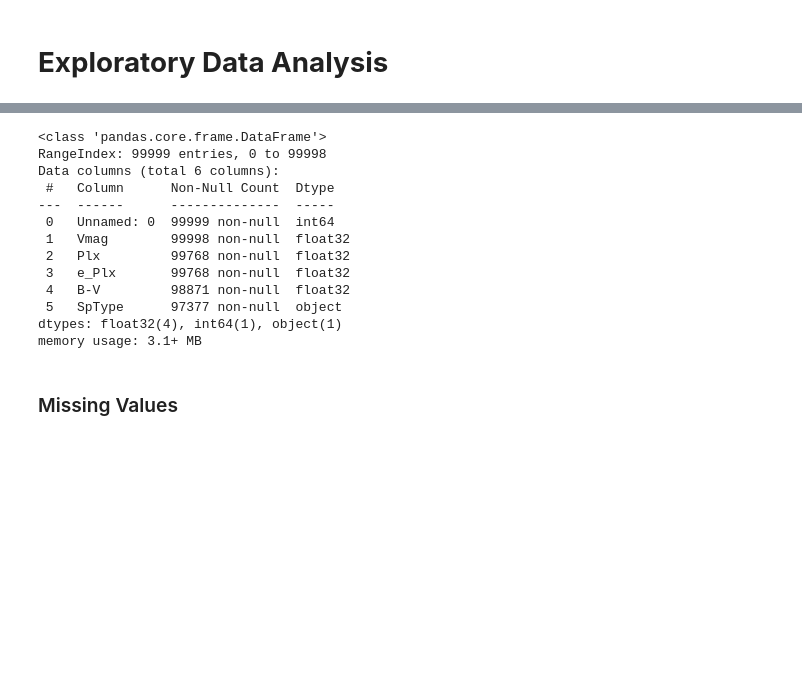
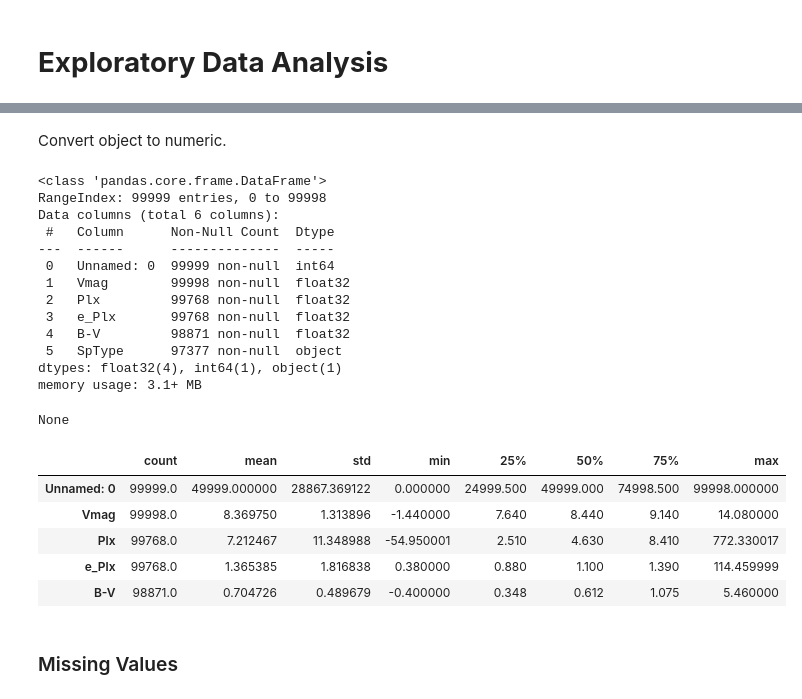
Before and after one commit to cristianBMJ/ClassificationStar, a Jupyter notebook: classification-star.ipynb, the cells around one changed output, grey strips where cells are left out. Drawn from its saved outputs; the diff is of its cells as text; code cells hidden in the pictures; blank space fills up the shorter version.

```diff
--- a/classification-star.ipynb
+++ b/classification-star.ipynb
@@ -51,24 +74,33 @@ memory usage: 4.6+ MB
+# %% [markdown]
+Convert object to numeric.
 # %%
-# convert object to numeric
 dataRaw['Vmag'] = pd.to_numeric(dataRaw['Vmag'] , downcast='float' , errors='coerce')
 dataRaw['Plx'] = pd.to_numeric(dataRaw['Plx'] , downcast='float' , errors='coerce')
 dataRaw['e_Plx'] = pd.to_numeric(dataRaw['e_Plx'] , downcast='float' , errors='coerce')
 dataRaw['B-V'] = pd.to_numeric(dataRaw['B-V'] , downcast='float' , errors='coerce')
-dataRaw.info()
+display( dataRaw.info() )
+dataRaw.describe().T
 # %% [output]
 <class 'pandas.core.frame.DataFrame'>
 RangeIndex: 99999 entries, 0 to 99998
 Data columns (total 6 columns):
  #   Column      Non-Null Count  Dtype
 ---  ------      --------------  -----
  0   Unnamed: 0  99999 non-null  int64
  1   Vmag        99998 non-null  float32
  2   Plx         99768 non-null  float32
  3   e_Plx       99768 non-null  float32
  4   B-V         98871 non-null  float32
  5   SpType      97377 non-null  object
 dtypes: float32(4), int64(1), object(1)
 memory usage: 3.1+ MB
+None
+|  | count | mean | std | min | 25% | 50% | 75% | max |
+| Unnamed: 0 | 99999.0 | 49999.000000 | 28867.369122 | 0.000000 | 24999.500 | 49999.000 | 74998.500 | 99998.000000 |
+| Vmag | 99998.0 | 8.369750 | 1.313896 | -1.440000 | 7.640 | 8.440 | 9.140 | 14.080000 |
+| Plx | 99768.0 | 7.212467 | 11.348988 | -54.950001 | 2.510 | 4.630 | 8.410 | 772.330017 |
+| e_Plx | 99768.0 | 1.365385 | 1.816838 | 0.380000 | 0.880 | 1.100 | 1.390 | 114.459999 |
+| B-V | 98871.0 | 0.704726 | 0.489679 | -0.400000 | 0.348 | 0.612 | 1.075 | 5.460000 |
 # %% [markdown]
 ### Missing Values ###
 # %%
```
Also changed, not shown: parts of 35 cells of this notebook.
